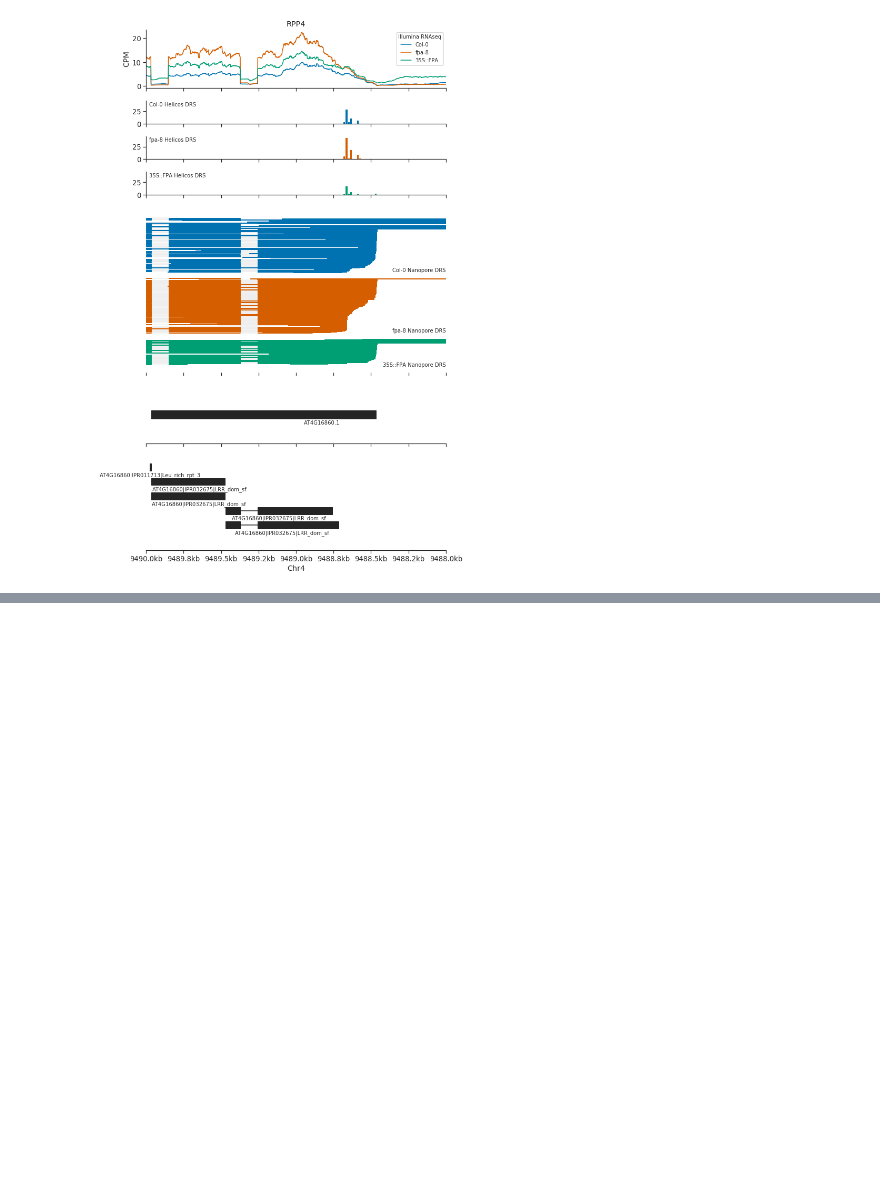
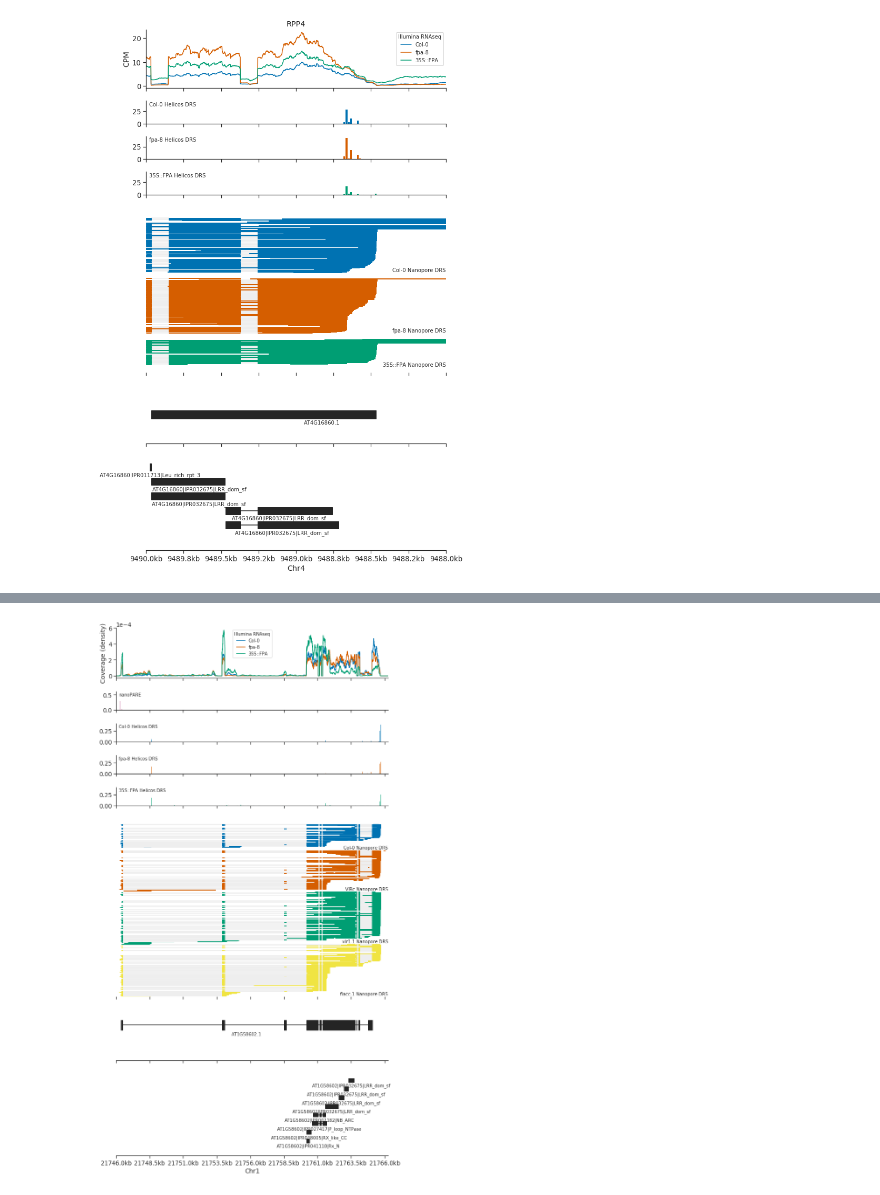
Before and after one commit to bartongroup/Simpson_Barton_FPA_NLRs, a Jupyter notebook: notebooks/gene_tracks.ipynb, the cells around one changed output, grey strips where cells are left out. Drawn from its saved outputs; the diff is of its cells as text; code cells hidden in the pictures; blank space fills up the shorter version.

```diff
--- a/notebooks/gene_tracks.ipynb
+++ b/notebooks/gene_tracks.ipynb
@@ -1355,0 +1653,19 @@ plt.show()
+# %%
+plot_vir1_nanopore_helicos_illumina(
+    query=('1', 21746000, 21766251, '+'),
+    annot_whitelist=['AT1G58602.1'],
+    figsize=(10, 18),
+    nanopore_rows=6,
+    annot_rows=2,
+    nanopore_sample_size=200,
+    helicos_binsize=50,
+    add_nanoPARE=True,
+    add_interpro=True,
+    add_chromatin_state=False,
+    interpro_rows=3,
+    illumina_y='Coverage (density)'
+)
+plt.savefig('figures/rpp7_vir1.svg')
+plt.show()
+# %% [output]
+[figure, added]
```
Also changed, not shown: parts of 5 cells of this notebook, 2 other files.
